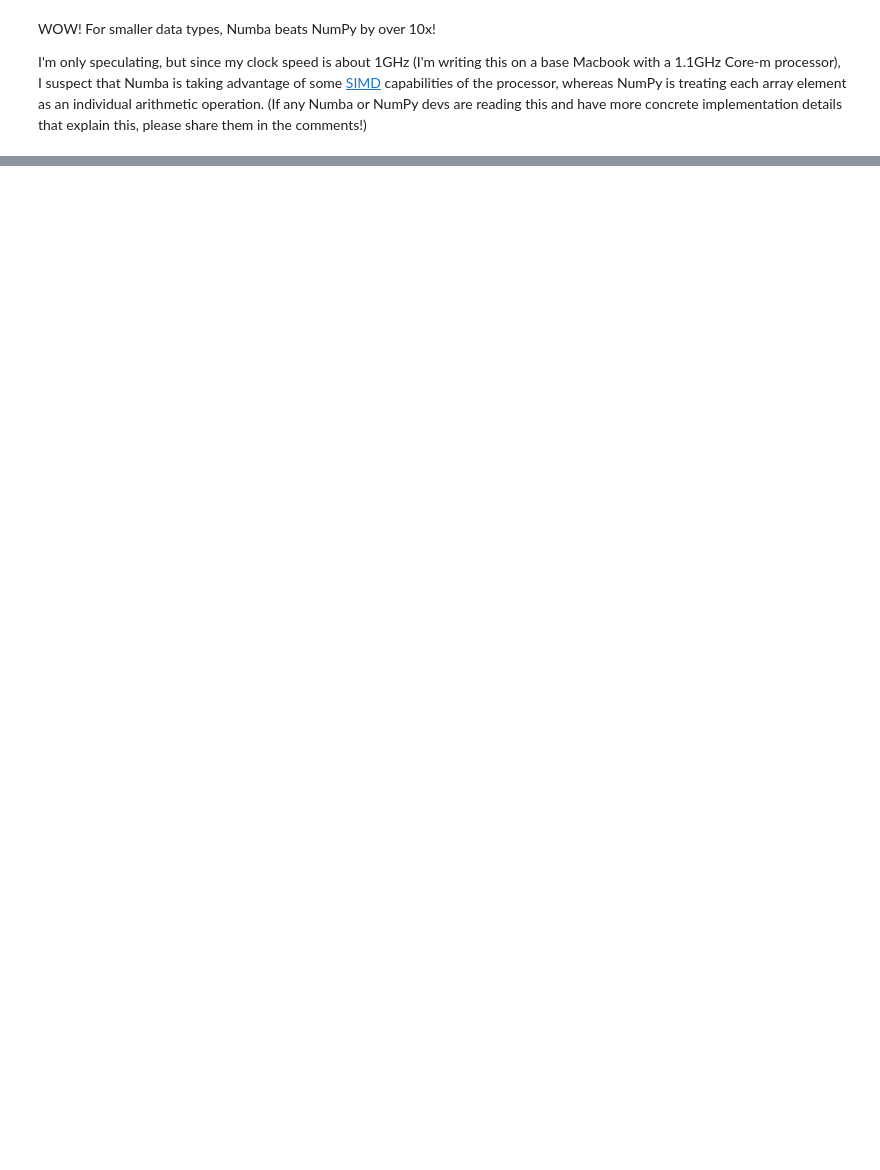
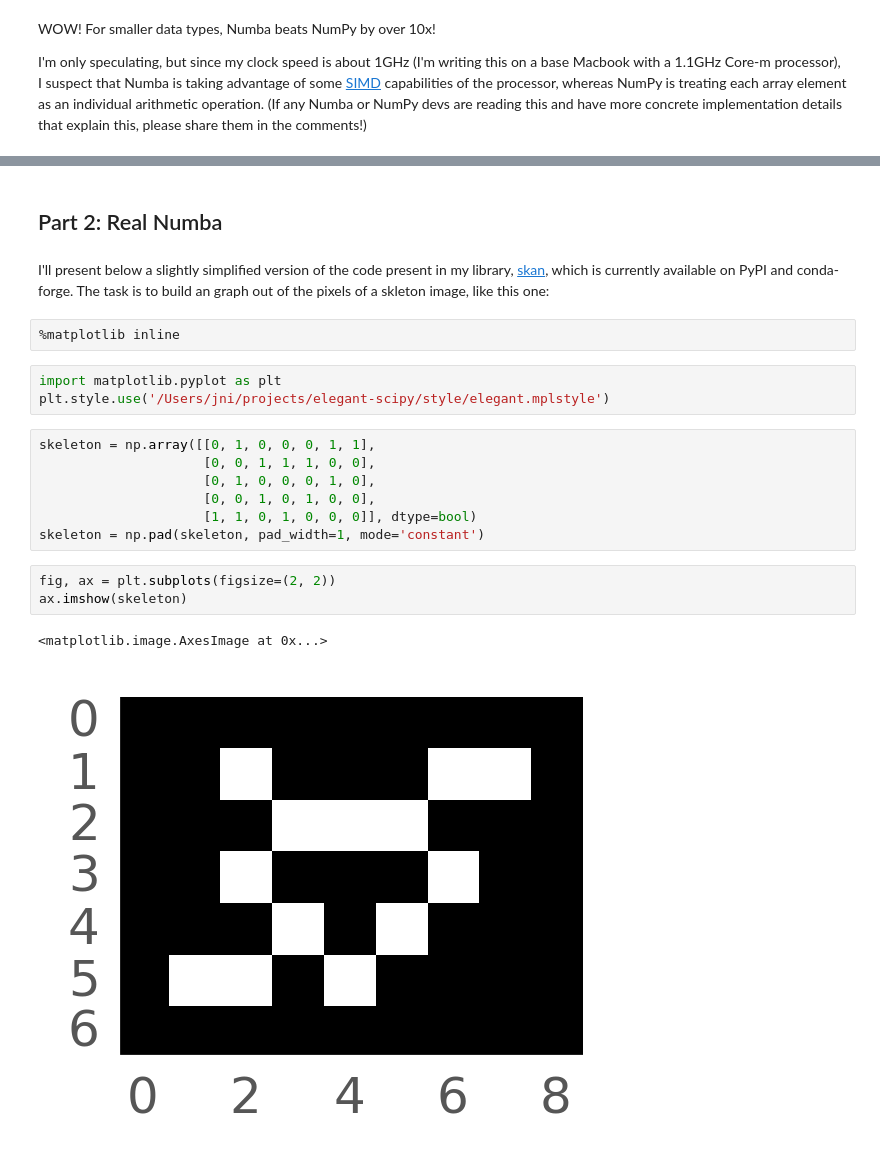
Before and after one commit to jni/blog-notebooks, a Jupyter notebook: wip/Numba in the real world.ipynb, the cells around one changed output, grey strips where cells are left out. Cells and saved outputs as stored; diff of their text form; blank space fills up the shorter version.

Commit message:
Initial discussion of skan

```diff
--- a/wip/Numba in the real world.ipynb
+++ b/wip/Numba in the real world.ipynb
@@ -76,0 +77,22 @@ In this context, I decided to use numba to do something a little less trivial, a
+# %% [markdown]
+## Part 2: Real Numba
+# %% [markdown]
+I'll present below a slightly simplified version of the code present in my library, [skan](), which is currently available on PyPI and conda-forge. The task is to build an graph out of the pixels of a skleton image, like this one:
+# %%
+%matplotlib inline
+# %%
+import matplotlib.pyplot as plt
+plt.style.use('/Users/jni/projects/elegant-scipy/style/elegant.mplstyle')
+# %%
+skeleton = np.array([[0, 1, 0, 0, 0, 1, 1],
+                     [0, 0, 1, 1, 1, 0, 0],
+                     [0, 1, 0, 0, 0, 1, 0],
+                     [0, 0, 1, 0, 1, 0, 0],
+                     [1, 1, 0, 1, 0, 0, 0]], dtype=bool)
+skeleton = np.pad(skeleton, pad_width=1, mode='constant')
+# %%
+fig, ax = plt.subplots(figsize=(2, 2))
+ax.imshow(skeleton)
+# %% [output]
+<matplotlib.image.AxesImage at 0x...>
+[figure, added]
```
Also changed, not shown: parts of 32 cells of this notebook.
